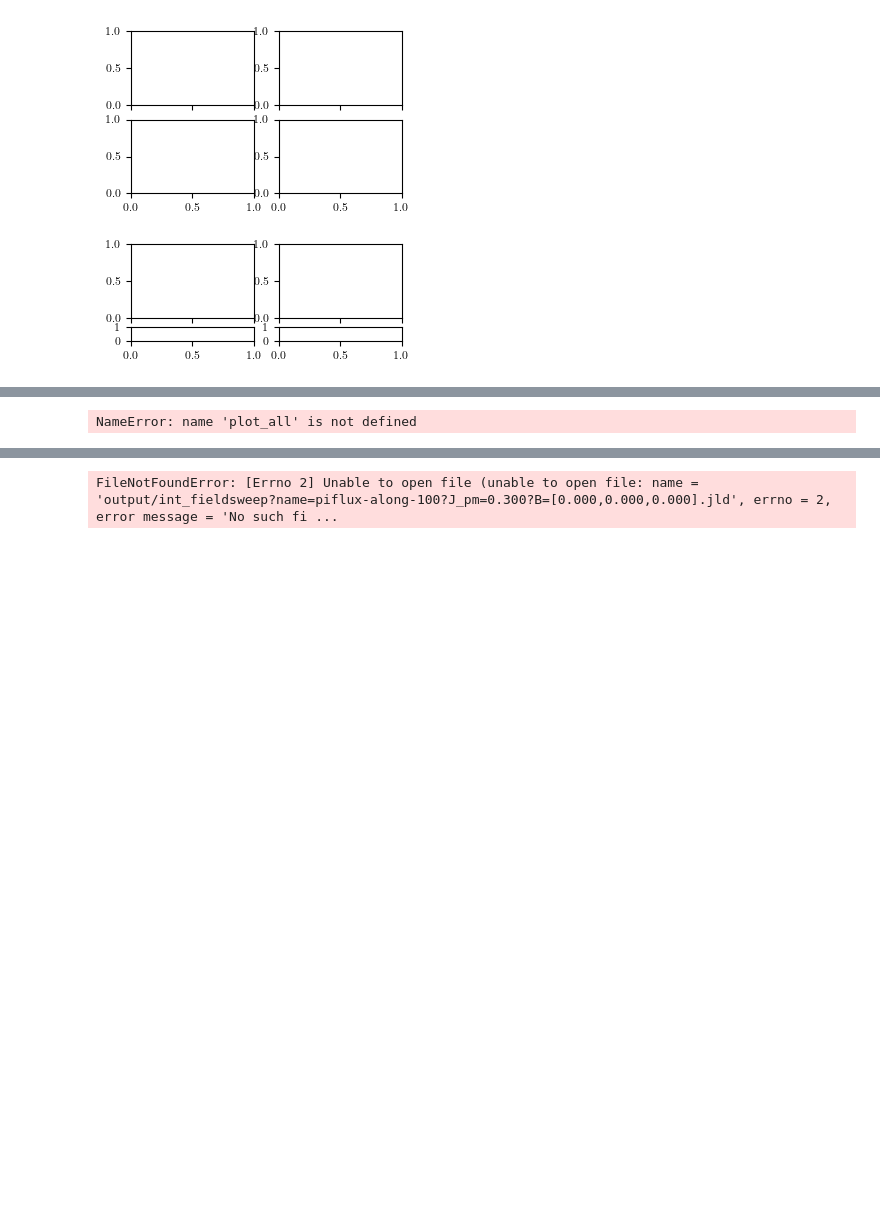
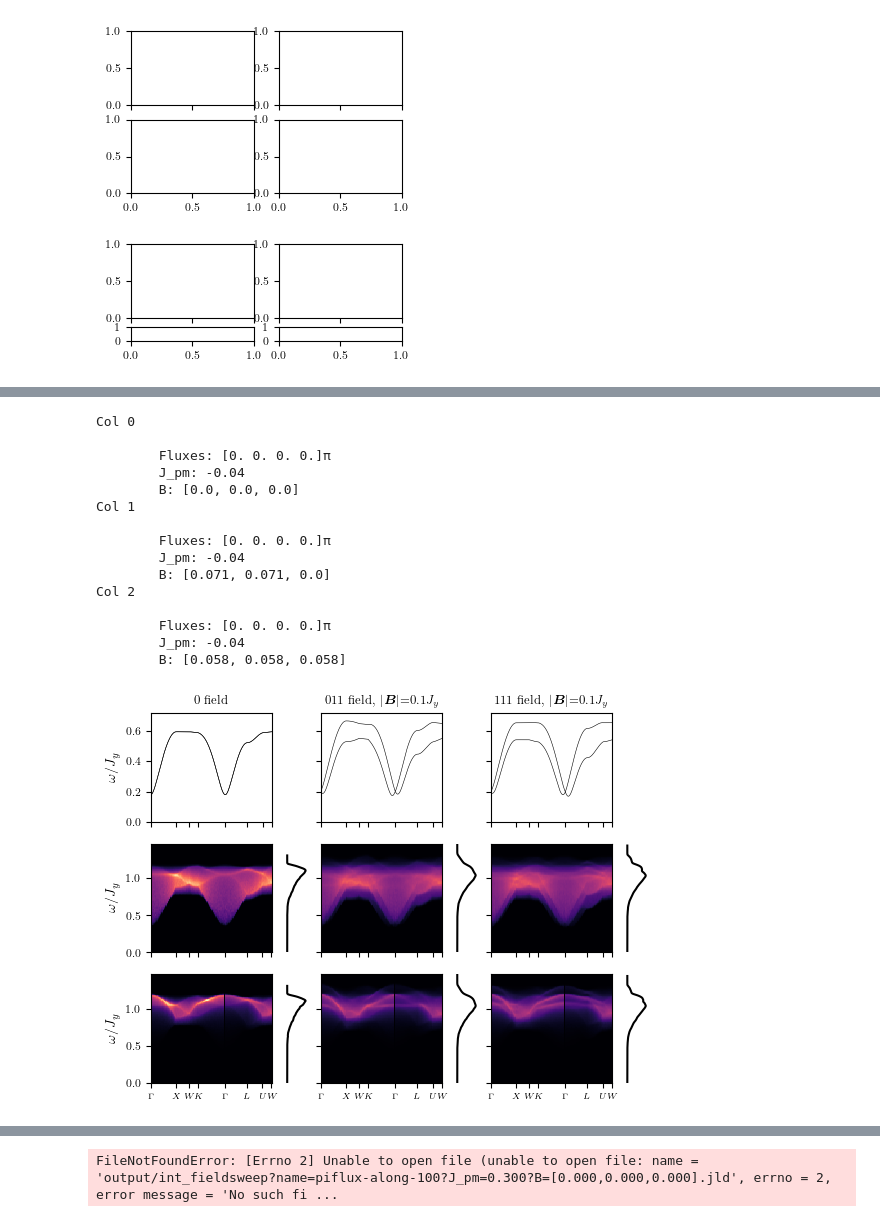
Before and after one commit to Spuriosity1/qsi-spinon-gmft, a Jupyter notebook: plot_pretty.ipynb, the cells around one changed output, grey strips where cells are left out. Saved outputs shown, nothing was run; the diff lists cells and outputs as text; code cells hidden in the pictures; blank space fills up the shorter version.

```diff
--- a/plot_pretty.ipynb
+++ b/plot_pretty.ipynb
@@ -455,29 +421,44 @@ fig.add_axes([0,0,1,1]).patch.set_alpha(0)
 # %%
 def parsinate_B(s):
     return np.linalg.norm(s.split('[')[-1].split(']')[0].split(','))
 
 
 
 settings_0flux = [
     "?name=0flux?J_pm=-0.040?B=[0.000,0.000,0.000].jld",
-    "?name=0flux?J_pm=-0.040?B=[0.000,0.071,0.071].jld",
+    "?name=0flux?J_pm=-0.040?B=[0.071,0.071,0.000].jld",
     "?name=0flux?J_pm=-0.040?B=[0.058,0.058,0.058].jld"
 ]
 
 
 titles = [
     "0 field",
     r"011 field, $|\boldsymbol{B}|$=%.1f$J_y$"% parsinate_B(settings_0flux[1]),
     r"111 field, $|\boldsymbol{B}|$=%.1f$J_y$"% parsinate_B(settings_0flux[1])
 ]
 fig, Ax = plot_all(settings_0flux, titles, normalise_intensity=True)
 # fig.savefig(SAVEPATH+"/0flux.pdf",dpi=300)
 # fig.add_axes([0,0,1,1]).patch.set_alpha(0)
 
 # fig, Ax = plot_all_magnetic_only(settings_0flux, titles, normalise_intensity=True)
 # fig.savefig(SAVEPATH_POSTER+"/0flux.pdf",dpi=300)
 # %% [output]
-NameError: name 'plot_all' is not defined
+Col 0
+
+        Fluxes: [0. 0. 0. 0.]π
+        J_pm: -0.04
+        B: [0.0, 0.0, 0.0]
+Col 1
+
+        Fluxes: [0. 0. 0. 0.]π
+        J_pm: -0.04
+        B: [0.071, 0.071, 0.0]
+Col 2
+
+        Fluxes: [0. 0. 0. 0.]π
+        J_pm: -0.04
+        B: [0.058, 0.058, 0.058]
+[figure, added]
 # %%
 
 
```
Also changed, not shown: parts of 4 cells of this notebook, 1 other file.
